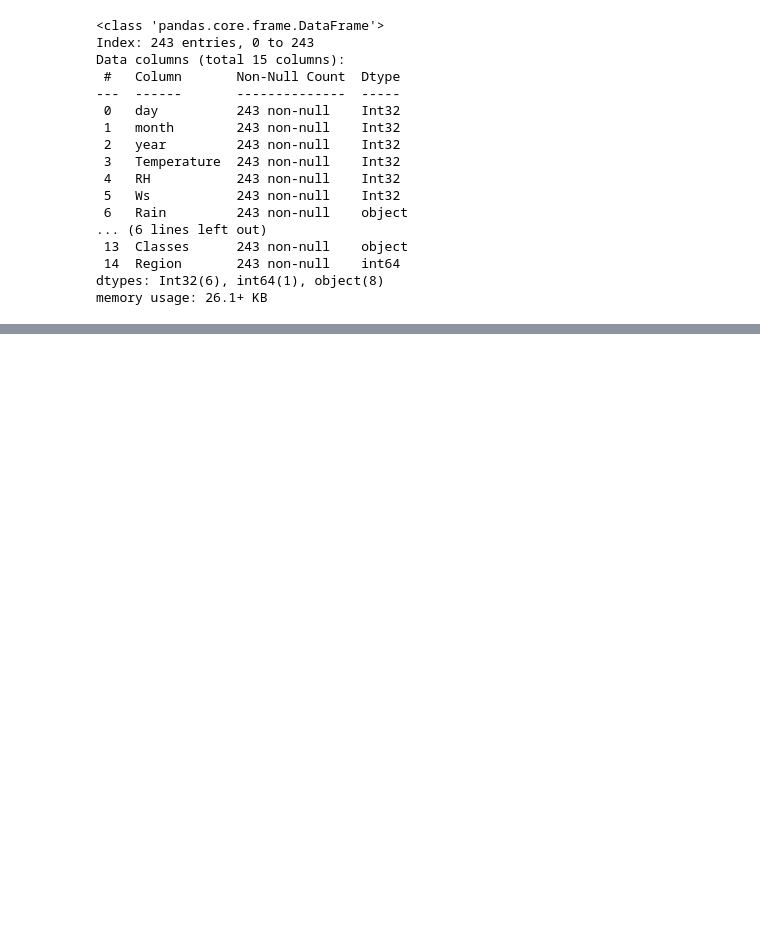
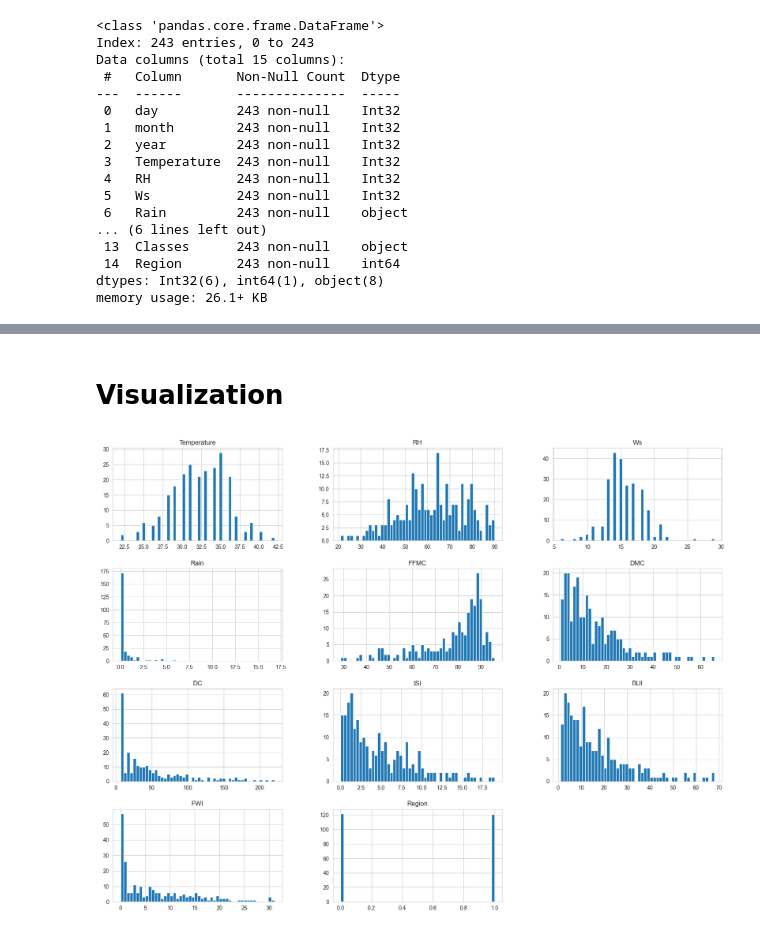
Before and after one commit to neelakandanoj/Machine-Learning-Projects, a Jupyter notebook: ML Project/Algerian Forest Fire/ForestFire(Ridge,Lasso,Linear).ipynb, the cells around one changed output, grey strips where cells are left out. Drawn from its saved outputs; the diff is of its cells as text; code cells hidden in the pictures; blank space fills up the shorter version.

```diff
--- a/ML Project/Algerian Forest Fire/ForestFire(Ridge,Lasso,Linear).ipynb
+++ b/ML Project/Algerian Forest Fire/ForestFire(Ridge,Lasso,Linear).ipynb
@@ -197,4 +197,4 @@ Data columns (total 15 columns):
 dtypes: int64(1), object(14)
 memory usage: 28.7+ KB
 # %%
-df[['month','day','year','Temperature','RH','Ws']]=df[['month','day','year','Temperature','RH','Ws']].astype('Int32')
+# df[['month','day','year','Temperature','RH','Ws']]=df[['month','day','year','Temperature','RH','Ws']].astype('Int32')
@@ -229,3 +227,9 @@ Data columns (total 15 columns):
  14  Region       243 non-null    int64
 dtypes: Int32(6), int64(1), object(8)
 memory usage: 26.1+ KB
+# %%
+objects=[features for features in df.columns if df[features].dtype=='O']
+# %%
+for i in objects:
+    if i!='Classes':
+        df[i]=df[i].astype(float)
@@ -231,0 +284,2 @@ memory usage: 26.1+ KB
+# %%
+df_copy=df.drop(columns=['day','month','year'],axis=1)
@@ -231,0 +339,9 @@ memory usage: 26.1+ KB
+# %% [markdown]
+# Visualization
+# %%
+# Density plot for all numerical feature
+# plt.style.use('seaborn')
+df_copy.hist(bins=50, figsize=(20,15))
+plt.show()
+# %% [output]
+[figure, added]
```
Also changed, not shown: parts of 40 cells of this notebook, 1 other file.
